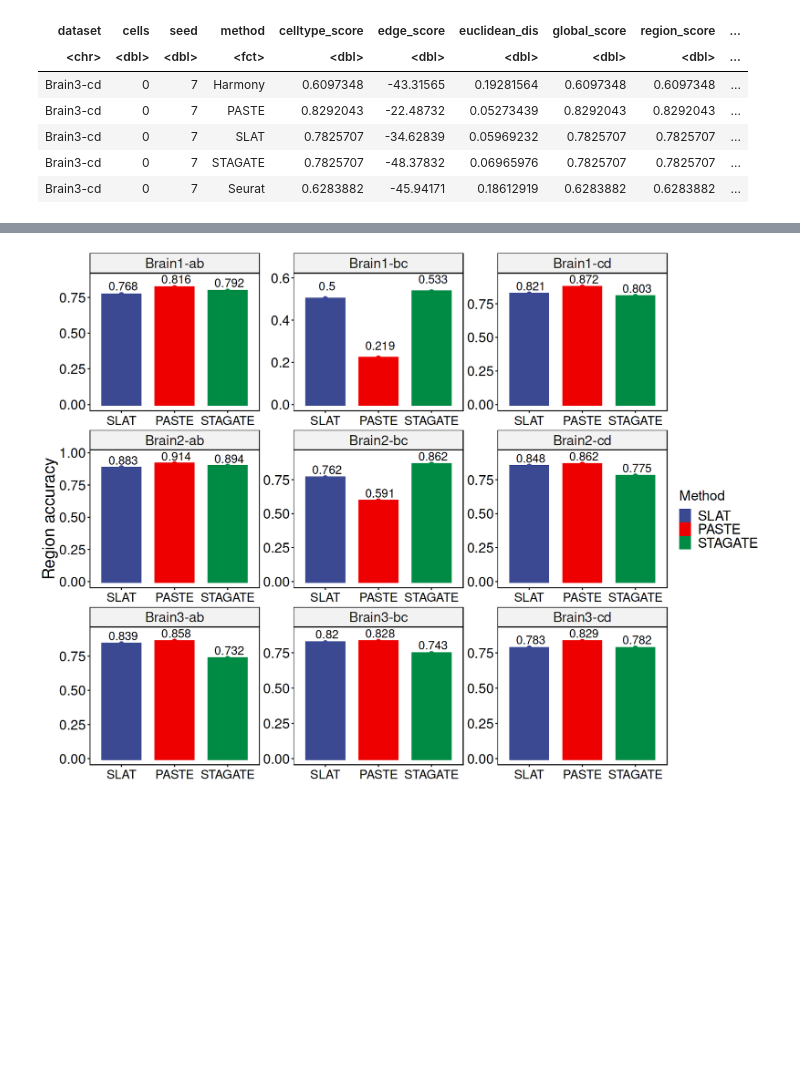
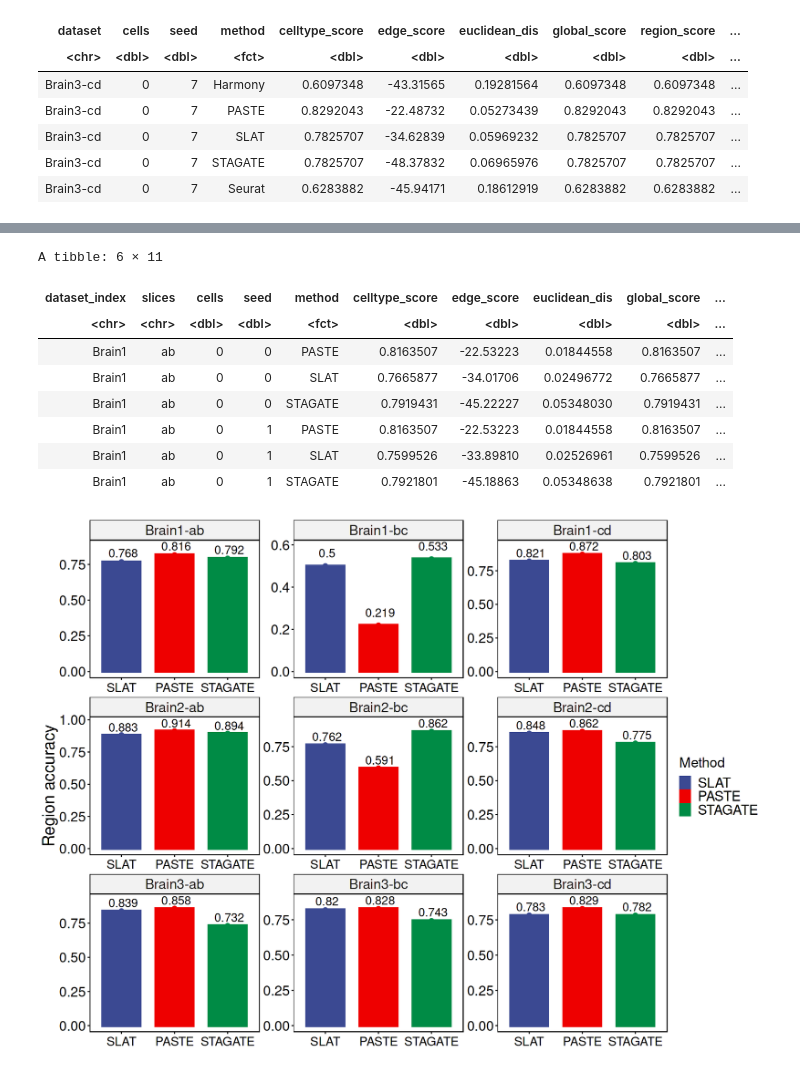
Before and after one commit to gao-lab/SLAT, a Jupyter notebook: benchmark/analysis/3d_analysis.ipynb, the cells around one changed output, grey strips where cells are left out. Cells and saved outputs as stored; diff of their text form; code cells hidden in the pictures; blank space fills up the shorter version.

```diff
--- a/benchmark/analysis/3d_analysis.ipynb
+++ b/benchmark/analysis/3d_analysis.ipynb
@@ -75,3 +58,15 @@ ggpar(legend='bottom', font.legend=20, font.subtitle=20, font.xtickslab=20, font
+# %%
+head(tmp)
+# %% [output]
+A tibble: 6 × 11
+| dataset_index | slices | cells | seed | method | celltype_score | edge_score | euclidean_dis | global_score | ... |
+| <chr> | <chr> | <dbl> | <dbl> | <fct> | <dbl> | <dbl> | <dbl> | <dbl> | ... |
+| Brain1 | ab | 0 | 0 | PASTE | 0.8163507 | -22.53223 | 0.01844558 | 0.8163507 | ... |
+| Brain1 | ab | 0 | 0 | SLAT | 0.7665877 | -34.01706 | 0.02496772 | 0.7665877 | ... |
+| Brain1 | ab | 0 | 0 | STAGATE | 0.7919431 | -45.22227 | 0.05348030 | 0.7919431 | ... |
+| Brain1 | ab | 0 | 1 | PASTE | 0.8163507 | -22.53223 | 0.01844558 | 0.8163507 | ... |
+| Brain1 | ab | 0 | 1 | SLAT | 0.7599526 | -33.89810 | 0.02526961 | 0.7599526 | ... |
+| Brain1 | ab | 0 | 1 | STAGATE | 0.7921801 | -45.18863 | 0.05348638 | 0.7921801 | ... |
 # %%
 options(repr.plot.width=15, repr.plot.height=11)
 data %>% filter(!method %in% c('Seurat', 'Harmony')) %>%
```
Also changed, not shown: parts of 3 cells of this notebook, 1 other file.
